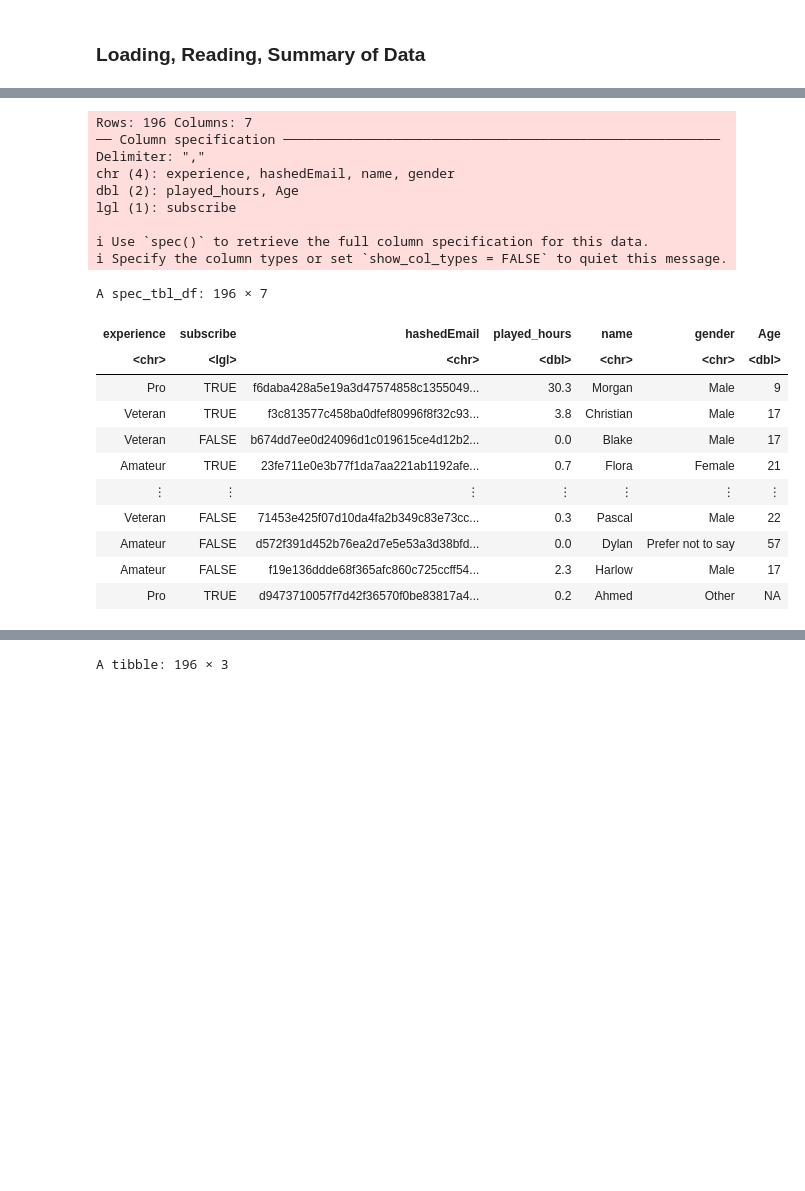
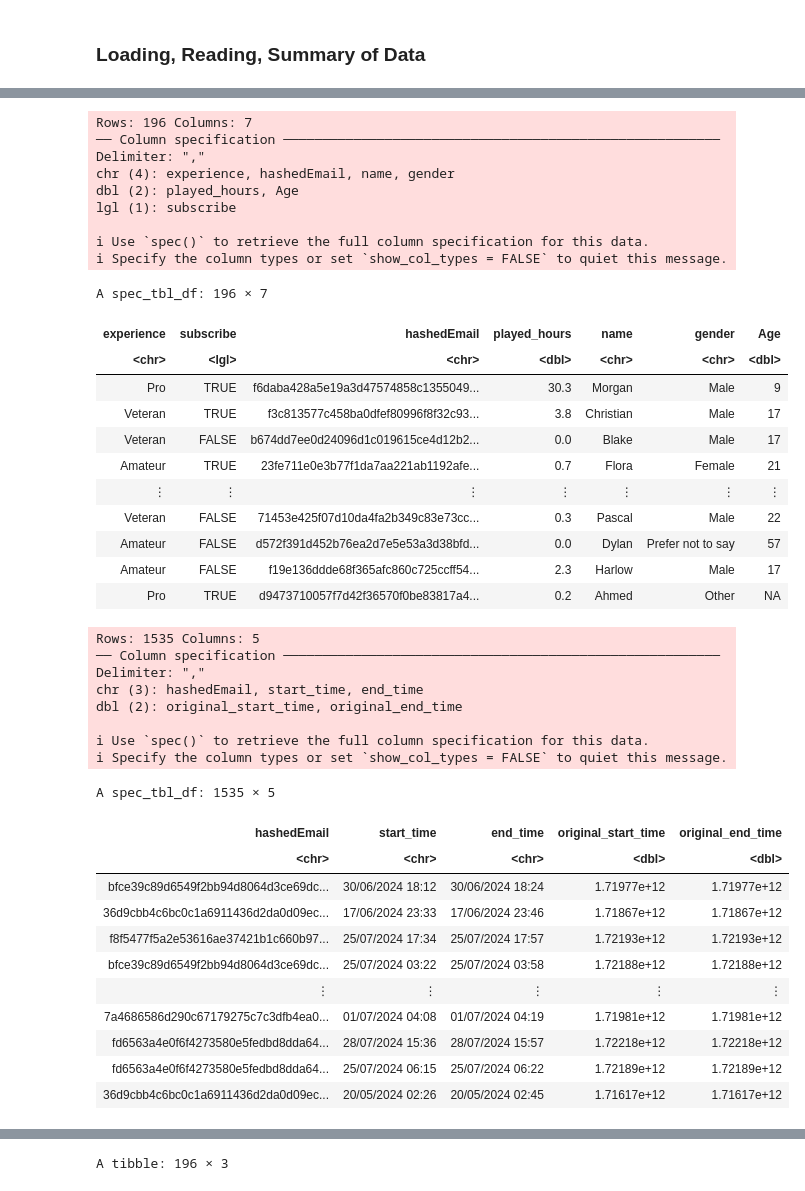
Before and after one commit to suakim550/DSCI100-Final-Group-Project, a Jupyter notebook: DSCI100 Project Final.ipynb, the cells around one changed output, grey strips where cells are left out. Saved outputs shown, nothing was run; the diff lists cells and outputs as text; code cells hidden in the pictures; blank space fills up the shorter version.

Commit message:
Added sessinon data, tidied discussion

```diff
--- a/DSCI100 Project Final.ipynb
+++ b/DSCI100 Project Final.ipynb
@@ -72,30 +71,52 @@ options(repr.plot.height = 6, repr.plot.width = 6)
 # %%
 # Loading the data
-# Include brief explanation regarding why we chose to only use players.csv? yes
+# players will be the only dataset we examine to fulfill the research question
 players <- read_csv("https://raw.githubusercontent.com/suakim550/DSCI100-Final-Group-Project/refs/heads/main/players.csv")
 players
+sessions <- read_csv("https://raw.githubusercontent.com/suakim550/DSCI100-Final-Group-Project/refs/heads/main/sessions.csv")
+sessions
 # %% [output]
 Rows: 196 Columns: 7
 ── Column specification ────────────────────────────────────────────────────────
 Delimiter: ","
 chr (4): experience, hashedEmail, name, gender
 dbl (2): played_hours, Age
 lgl (1): subscribe
 
 ℹ Use `spec()` to retrieve the full column specification for this data.
 ℹ Specify the column types or set `show_col_types = FALSE` to quiet this message.
 A spec_tbl_df: 196 × 7
 | experience | subscribe | hashedEmail | played_hours | name | gender | Age |
 | <chr> | <lgl> | <chr> | <dbl> | <chr> | <chr> | <dbl> |
 | Pro | TRUE | f6daba428a5e19a3d47574858c1355049... | 30.3 | Morgan | Male | 9 |
 | Veteran | TRUE | f3c813577c458ba0dfef80996f8f32c93... | 3.8 | Christian | Male | 17 |
 | Veteran | FALSE | b674dd7ee0d24096d1c019615ce4d12b2... | 0.0 | Blake | Male | 17 |
 | Amateur | TRUE | 23fe711e0e3b77f1da7aa221ab1192afe... | 0.7 | Flora | Female | 21 |
 | ⋮ | ⋮ | ⋮ | ⋮ | ⋮ | ⋮ | ⋮ |
 | Veteran | FALSE | 71453e425f07d10da4fa2b349c83e73cc... | 0.3 | Pascal | Male | 22 |
 | Amateur | FALSE | d572f391d452b76ea2d7e5e53a3d38bfd... | 0.0 | Dylan | Prefer not to say | 57 |
 | Amateur | FALSE | f19e136ddde68f365afc860c725ccff54... | 2.3 | Harlow | Male | 17 |
 | Pro | TRUE | d9473710057f7d42f36570f0be83817a4... | 0.2 | Ahmed | Other | NA |
+Rows: 1535 Columns: 5
+── Column specification ────────────────────────────────────────────────────────
+Delimiter: ","
+chr (3): hashedEmail, start_time, end_time
+dbl (2): original_start_time, original_end_time
+
+ℹ Use `spec()` to retrieve the full column specification for this data.
+ℹ Specify the column types or set `show_col_types = FALSE` to quiet this message.
+A spec_tbl_df: 1535 × 5
+| hashedEmail | start_time | end_time | original_start_time | original_end_time |
+| <chr> | <chr> | <chr> | <dbl> | <dbl> |
+| bfce39c89d6549f2bb94d8064d3ce69dc... | 30/06/2024 18:12 | 30/06/2024 18:24 | 1.71977e+12 | 1.71977e+12 |
+| 36d9cbb4c6bc0c1a6911436d2da0d09ec... | 17/06/2024 23:33 | 17/06/2024 23:46 | 1.71867e+12 | 1.71867e+12 |
+| f8f5477f5a2e53616ae37421b1c660b97... | 25/07/2024 17:34 | 25/07/2024 17:57 | 1.72193e+12 | 1.72193e+12 |
+| bfce39c89d6549f2bb94d8064d3ce69dc... | 25/07/2024 03:22 | 25/07/2024 03:58 | 1.72188e+12 | 1.72188e+12 |
+| ⋮ | ⋮ | ⋮ | ⋮ | ⋮ |
+| 7a4686586d290c67179275c7c3dfb4ea0... | 01/07/2024 04:08 | 01/07/2024 04:19 | 1.71981e+12 | 1.71981e+12 |
+| fd6563a4e0f6f4273580e5fedbd8dda64... | 28/07/2024 15:36 | 28/07/2024 15:57 | 1.72218e+12 | 1.72218e+12 |
+| fd6563a4e0f6f4273580e5fedbd8dda64... | 25/07/2024 06:15 | 25/07/2024 06:22 | 1.72189e+12 | 1.72189e+12 |
+| 36d9cbb4c6bc0c1a6911436d2da0d09ec... | 20/05/2024 02:26 | 20/05/2024 02:45 | 1.71617e+12 | 1.71617e+12 |
 # %%
 # Summary of loaded dataset
 summary(players)
```
Also changed, not shown: parts of 7 cells of this notebook.
